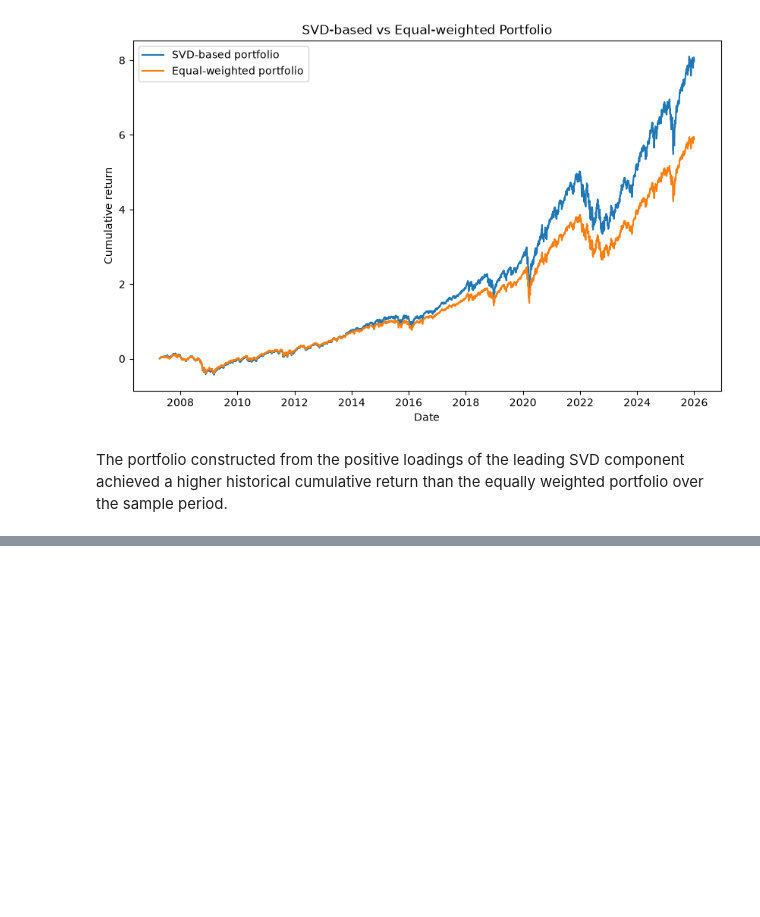
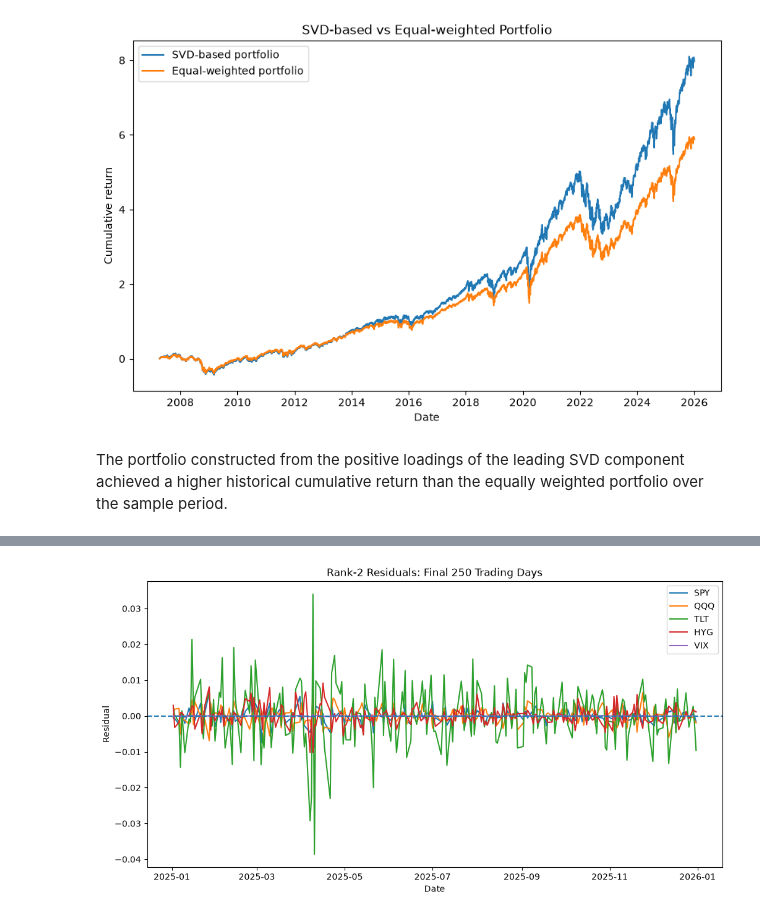
Before and after one commit to nicks848/big-data-science-in-finance, a Jupyter notebook: Lecture3.ipynb, the cells around one changed output, grey strips where cells are left out. Drawn from its saved outputs; the diff is of its cells as text; code cells hidden in the pictures; blank space fills up the shorter version.

```diff
--- a/Lecture3.ipynb
+++ b/Lecture3.ipynb
@@ -400,0 +461,14 @@ The portfolio constructed from the positive loadings of the leading SVD componen
+# %%
+plt.figure(figsize=(12, 6))
+
+for i, asset in enumerate(assets):
+    plt.plot(dates, residuals_last[i], label=asset)
+
+plt.axhline(0, linestyle="--")
+plt.xlabel("Date")
+plt.ylabel("Residual")
+plt.title("Rank-2 Residuals: Final 250 Trading Days")
+plt.legend()
+plt.show()
+# %% [output]
+[figure, added]
```
Also changed, not shown: parts of 7 cells of this notebook.
